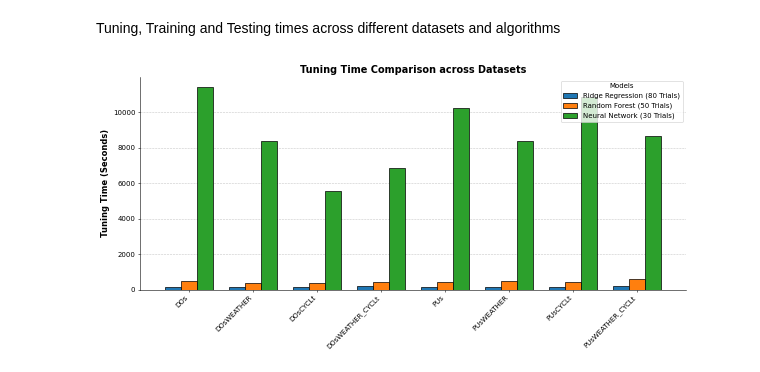
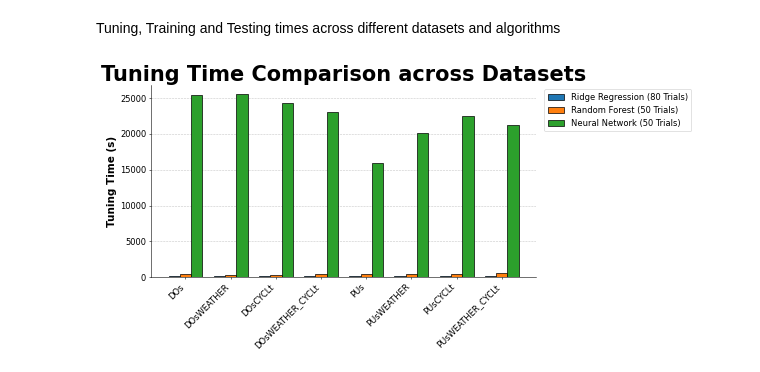
Before and after one commit to floivanhin/Bachelor-Thesis, a Jupyter notebook: GeneralEvaluation.ipynb, the cells around one changed output. Cells and saved outputs as stored; diff of their text form; code cells hidden in the pictures.

```diff
--- a/GeneralEvaluation.ipynb
+++ b/GeneralEvaluation.ipynb
@@ -92,37 +206,63 @@ def load_data(filepath):
     return df["Dataset"].to_list(), df["Tuning_Time_sec"].to_list()
 # %%
+import numpy as np
+import matplotlib.pyplot as plt
 from matplotlib.patches import Patch
 
+# ---------------------------------------------------------
+# 1. Data Ingestion: Load Tuning Times for Each Model
+# ---------------------------------------------------------
+# Extract dataset labels and hyperparameter tuning times for each evaluated model
 labels, tune_ridge = load_data("C:/Users/hinri/Desktop/Bachelorarbeit/Model Training/Ridge Regression/RidgeRegressionResults.csv")
 labels, tune_rf = load_data("C:/Users/hinri/Desktop/Bachelorarbeit/Model Training/Random Forrest/RandomForrestResults.csv")
-labels, tune_nn = load_data("C:/Users/hinri/Desktop/Bachelorarbeit/Model Training/Neural Network/NeuralNetworkResults.csv")
+labels, tune_nn = load_data("C:/Users/hinri/Desktop/Bachelorarbeit/Model Training/Neural Network_new/NeuralNetworkResults.csv")
 
-#tune_ridge, train_ridge, test_ridge = np.array(tune_ridge), np.array(train_ridge), np.array(test_ridge)
-#tune_rf, train_rf, test_rf = np.array(tune_rf), np.array(train_rf), np.array(test_rf)
-#tune_nn, train_nn, test_nn = np.array(tune_nn), np.array(train_nn), np.array(test_nn)
-
+# ---------------------------------------------------------
+# 2. Plot Setup & X-Axis Configuration
+# ---------------------------------------------------------
+# Create an array of indices for the x-axis to represent the 8 datasets
 x = np.arange(8)
 
-fig, ax = plt.subplots(figsize=(12,6))
+# Initialize the figure and axes with dimensions suited for a document/report
+fig, ax = plt.subplots(figsize=(12, 6))
 
-# Plot the tuning times side-by-side
+# ---------------------------------------------------------
+# 3. Grouped Bar Chart Generation (Tuning Times)
+# ---------------------------------------------------------
+# Plot each model's tuning time side-by-side using coordinate offsets.
+# Note: The legend explicitly notes the number of Optuna/RandomizedSearchCV
+# trials to provide context for the total time spent tuning.
+# (AI generated)
 ax.bar(x - 0.25, tune_ridge, 0.25, label="Ridge Regression (80 Trials)", edgecolor="black")
-ax.bar(x, tune_rf, 0.25, label="Random Forest (50 Trials)", edgecolor="black")
-ax.bar(x + 0.25, tune_nn, 0.25, label="Neural Network (30 Trials)", edgecolor="black")
+ax.bar(x,        tune_rf,    0.25, label="Random Forest (50 Trials)",    edgecolor="black")
+ax.bar(x + 0.25, tune_nn,    0.25, label="Neural Network (50 Trials)",   edgecolor="black")
 
-# Formatting
-ax.set_ylabel("Tuning Time (Seconds)", fontsize=12, fontweight="bold")
-ax.set_title("Tuning Time Comparison across Datasets", fontsize=14, fontweight="bold")
+# ---------------------------------------------------------
+# 4. Text Formatting & Axes Labels
+# ---------------------------------------------------------
+ax.set_title("Tuning Time Comparison across Datasets", fontsize=30, fontweight="bold")
+ax.set_ylabel("Tuning Time (s)", fontsize=15, fontweight="bold")
+
+# Apply the cleaned dataset labels to the x-axis and angle them for readability
 ax.set_xticks(x)
-ax.set_xticklabels(labels, rotation=45, ha="right", fontsize=10)
-ax.legend(title="Models", fontsize=10)
+ax.set_xticklabels(labels, rotation=45, ha="right", fontsize=12)
+ax.tick_params(axis="y", labelsize=12)
 
+# Position the legend outside the main plot area to prevent overlapping
+ax.legend(title="", fontsize=12, bbox_to_anchor=(1.01, 1), loc="upper left")
+
+# ---------------------------------------------------------
+# 5. Layout Optimization & Export
+# ---------------------------------------------------------
+# Add a dashed horizontal grid and ensure it renders behind the bar elements
 ax.yaxis.grid(True, linestyle="--", alpha=0.7)
 ax.set_axisbelow(True)
 
+# Adjust padding automatically so the rotated x-labels and legend are not clipped
 fig.tight_layout()
-plt.savefig("Tuning_Times.png", dpi=300)
+
+# plt.savefig("Tuning_Times.pdf", dpi=300)
 plt.show()
 # %% [output]
-[figure, old version]
+[figure, new version]
 # %%
```
Also changed, not shown: parts of 8 cells of this notebook.
